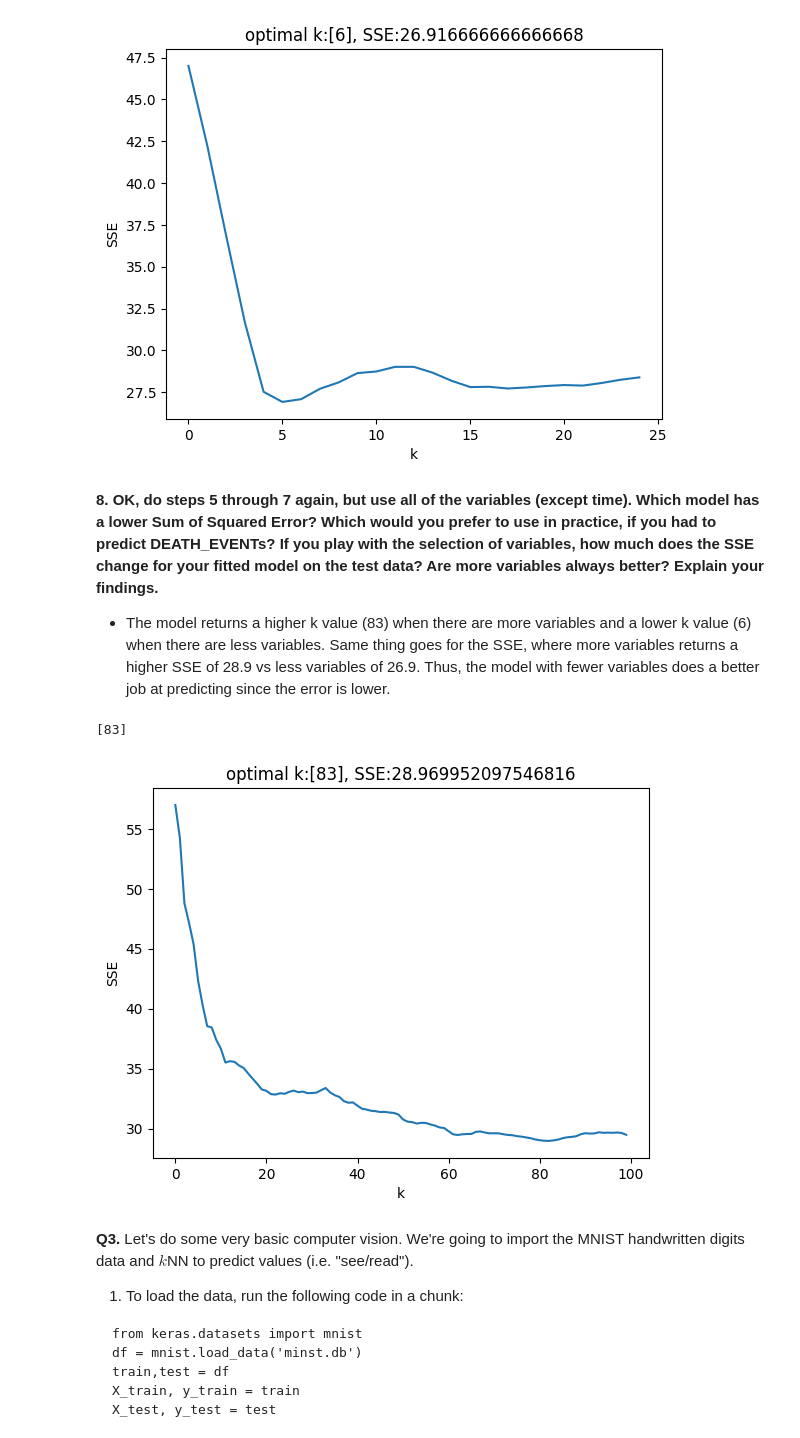
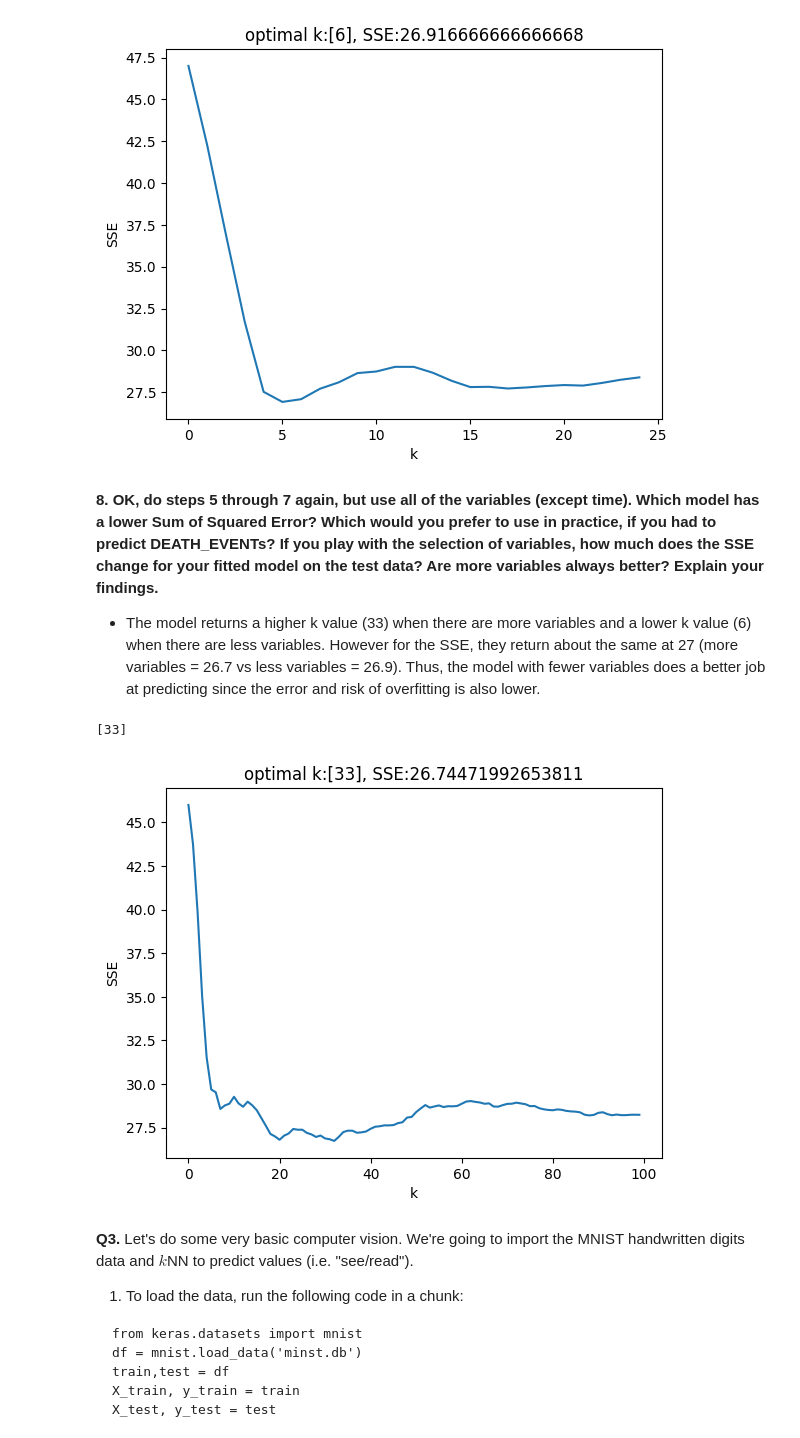
Before and after one commit to kirsten-fung/knn, a Jupyter notebook: assignment_knn.ipynb, the cells around one changed output. Saved outputs shown, nothing was run; the diff lists cells and outputs as text; code cells hidden in the pictures.

```diff
--- a/assignment_knn.ipynb
+++ b/assignment_knn.ipynb
@@ -274,38 +274,41 @@ plt.show()
 # %% [markdown]
 **8. OK, do steps 5 through 7 again, but use all of the variables (except time). Which model has a lower Sum of Squared Error? Which would you prefer to use in practice, if you had to predict DEATH_EVENTs? If you play with the selection of variables, how much does the SSE change for your fitted model on the test data? Are more variables always better? Explain your findings.**
 
-* The model returns a higher k value (83) when there are more variables and a lower k value (6) when there are less variables. Same thing goes for the SSE, where more variables returns a higher SSE of 28.9 vs less variables of 26.9. Thus, the model with fewer variables does a better job at predicting since the error is lower.
+* The model returns a higher k value (33) when there are more variables and a lower k value (6) when there are less variables. However for the SSE, they return about the same at 27 (more variables = 26.7 vs less variables = 26.9). Thus, the model with fewer variables does a better job at predicting since the error and risk of overfitting is also lower.
 # %%
 X = df.drop('DEATH_EVENT', axis=1)
 
 X_train = X.iloc[train,:]
 y_train = y.iloc[train]
 X_test = X.iloc[test,:]
 y_test = y.iloc[test]
+
+X_train = X_train.apply(maxmin)
+X_test = X_test.apply(maxmin)
 
 k_bar = 100
 SSE = np.zeros(k_bar)
 SSE_on_train = np.zeros(k_bar)
 
 for k in range(k_bar):
     model = KNeighborsRegressor(n_neighbors=k+1)
     fitted_model = model.fit(X_train,y_train)
     y_hat = fitted_model.predict(X_test)
     SSE[k] = np.sum( (y_test-y_hat)**2 )
 
 SSE_min = np.min(SSE)
 min_index = np.where(SSE==SSE_min)
 k_star = min_index[0]+1
 print(k_star)
 
 plt.plot(np.arange(0,k_bar),SSE)
 plt.xlabel("k")
 plt.ylabel("SSE")
 plt.title("optimal k:"+str(k_star) + ', SSE:'+str(SSE_min))
 plt.show()
 # %% [output]
-[83]
+[33]
-[figure, old version]
+[figure, new version]
 # %% [markdown]
 **Q3.** Let's do some very basic computer vision. We're going to import the MNIST handwritten digits data and $k$NN to predict values (i.e. "see/read").
 
```
